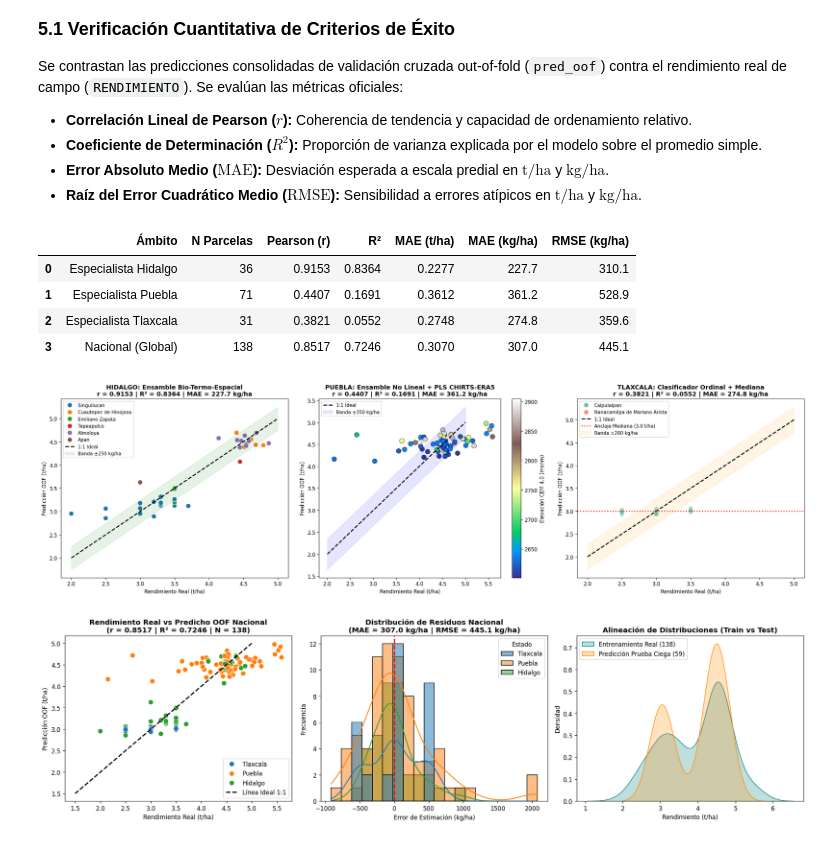
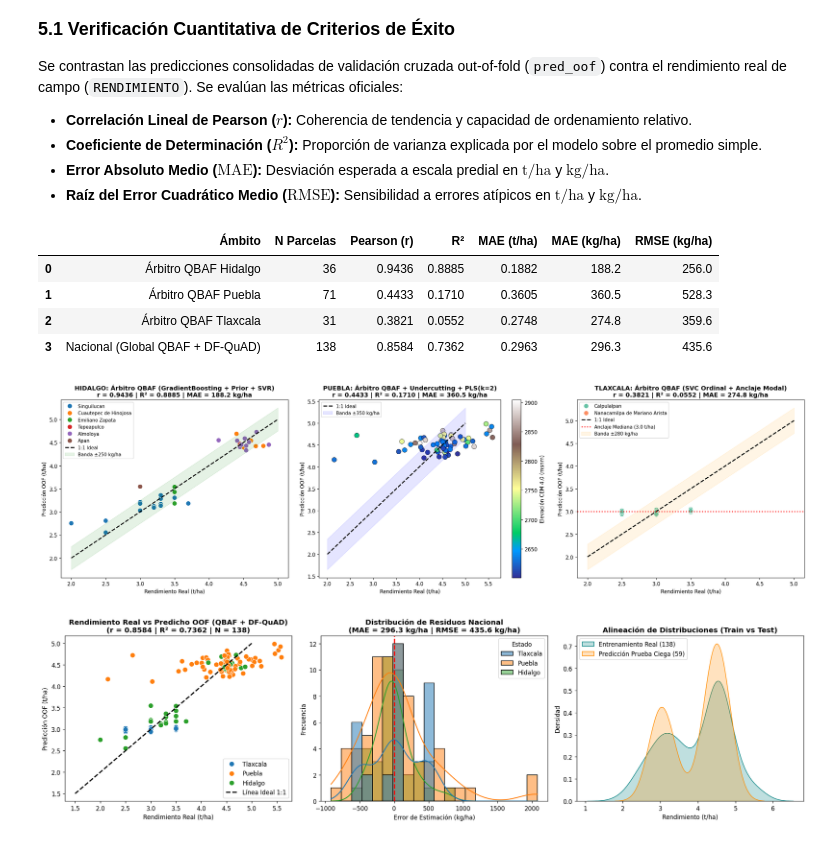
Before and after one commit to gerarsau07/AgroRaices, a Jupyter notebook: pipeline_agroraices.ipynb, the cells around one changed output. Drawn from its saved outputs; the diff is of its cells as text; code cells hidden in the pictures.

Commit message:
Actualizacion arquitectura QBAF + DF-QuAD, explicabilidad SHAP por estado y empaquetado de modelo

```diff
--- a/pipeline_agroraices.ipynb
+++ b/pipeline_agroraices.ipynb
@@ -471,7 +516,7 @@ for est in ['Hidalgo', 'Puebla', 'Tlaxcala']:
     mae_val = float(mean_absolute_error(sub['RENDIMIENTO'], sub['pred_oof']))
     rmse_val = float(root_mean_squared_error(sub['RENDIMIENTO'], sub['pred_oof']))
     metricas_lista.append({
-        'Ámbito': f'Especialista {est}',
+        'Ámbito': f'Árbitro QBAF {est}',
         'N Parcelas': len(sub),
         'Pearson (r)': round(r_val, 4),
         'R²': round(r2_val, 4),
@@ -487,7 +532,7 @@ mae_glob = float(mean_absolute_error(y_real, y_pred))
 rmse_glob = float(root_mean_squared_error(y_real, y_pred))
 
 metricas_lista.append({
-    'Ámbito': 'Nacional (Global)',
+    'Ámbito': 'Nacional (Global QBAF + DF-QuAD)',
     'N Parcelas': len(train_df),
     'Pearson (r)': round(r_glob, 4),
     'R²': round(r2_glob, 4),
@@ -500,10 +545,10 @@ df_metricas = pd.DataFrame(metricas_lista)
 df_metricas
 # %% [output]
 |  | Ámbito | N Parcelas | Pearson (r) | R² | MAE (t/ha) | MAE (kg/ha) | RMSE (kg/ha) |
-| 0 | Especialista Hidalgo | 36 | 0.9153 | 0.8364 | 0.2277 | 227.7 | 310.1 |
-| 1 | Especialista Puebla | 71 | 0.4407 | 0.1691 | 0.3612 | 361.2 | 528.9 |
-| 2 | Especialista Tlaxcala | 31 | 0.3821 | 0.0552 | 0.2748 | 274.8 | 359.6 |
-| 3 | Nacional (Global) | 138 | 0.8517 | 0.7246 | 0.3070 | 307.0 | 445.1 |
+| 0 | Árbitro QBAF Hidalgo | 36 | 0.9436 | 0.8885 | 0.1882 | 188.2 | 256.0 |
+| 1 | Árbitro QBAF Puebla | 71 | 0.4433 | 0.1710 | 0.3605 | 360.5 | 528.3 |
+| 2 | Árbitro QBAF Tlaxcala | 31 | 0.3821 | 0.0552 | 0.2748 | 274.8 | 359.6 |
+| 3 | Nacional (Global QBAF + DF-QuAD) | 138 | 0.8584 | 0.7362 | 0.2963 | 296.3 | 435.6 |
 # %%
 # 5.2 Diagnósticos visuales de desempeño regional por entidad federativa
 fig, axes = plt.subplots(1, 3, figsize=(21, 6))
@@ -515,7 +560,7 @@ r_h = np.corrcoef(sub_h['RENDIMIENTO'], sub_h['pred_oof'])[0, 1]
 sns.scatterplot(data=sub_h, x='RENDIMIENTO', y='pred_oof', hue='Municipio', s=85, palette='tab10', ax=ax1)
 ax1.plot([2.0, 5.0], [2.0, 5.0], 'k--', lw=2, label='1:1 Ideal')
 ax1.fill_between([2.0, 5.0], [1.75, 4.75], [2.25, 5.25], color='green', alpha=0.1, label='Banda ±250 kg/ha')
-ax1.set_title(f'HIDALGO: Ensamble Bio-Termo-Espacial\nr = {r_h:.4f} | R² = {r2_score(sub_h["RENDIMIENTO"], sub_h["pred_oof"]):.4f} | MAE = {mean_absolute_error(sub_h["RENDIMIENTO"], sub_h["pred_oof"])*1000:.1f} kg/ha', fontweight='bold')
+ax1.set_title(f'HIDALGO: Árbitro QBAF (GradientBoosting + Prior + SVR)\nr = {r_h:.4f} | R² = {r2_score(sub_h["RENDIMIENTO"], sub_h["pred_oof"]):.4f} | MAE = {mean_absolute_error(sub_h["RENDIMIENTO"], sub_h["pred_oof"])*1000:.1f} kg/ha', fontweight='bold')
 ax1.set_xlabel('Rendimiento Real (t/ha)')
 ax1.set_ylabel('Predicción OOF (t/ha)')
 ax1.legend(loc='upper left', fontsize=9)
@@ -529,7 +574,7 @@ cbar = plt.colorbar(sc2, ax=ax2)
 cbar.set_label('Elevación CEM 4.0 (msnm)', fontsize=10)
 ax2.plot([2.0, 5.0], [2.0, 5.0], 'k--', lw=2, label='1:1 Ideal')
 ax2.fill_between([2.0, 5.0], [1.65, 4.65], [2.35, 5.35], color='blue', alpha=0.1, label='Banda ±350 kg/ha')
-ax2.set_title(f'PUEBLA: Ensamble No Lineal + PLS CHIRTS-ERA5\nr = {r_p:.4f} | R² = {r2_score(sub_p["RENDIMIENTO"], sub_p["pred_oof"]):.4f} | MAE = {mean_absolute_error(sub_p["RENDIMIENTO"], sub_p["pred_oof"])*1000:.1f} kg/ha', fontweight='bold')
+ax2.set_title(f'PUEBLA: Árbitro QBAF + Undercutting + PLS(k=2)\nr = {r_p:.4f} | R² = {r2_score(sub_p["RENDIMIENTO"], sub_p["pred_oof"]):.4f} | MAE = {mean_absolute_error(sub_p["RENDIMIENTO"], sub_p["pred_oof"])*1000:.1f} kg/ha', fontweight='bold')
 ax2.set_xlabel('Rendimiento Real (t/ha)')
 ax2.set_ylabel('Predicción OOF (t/ha)')
 ax2.legend(loc='upper left', fontsize=9)
@@ -542,7 +587,7 @@ sns.scatterplot(data=sub_t, x='RENDIMIENTO', y='pred_oof', hue='Municipio', s=85
 ax3.plot([2.0, 5.0], [2.0, 5.0], 'k--', lw=2, label='1:1 Ideal')
 ax3.axhline(3.00, color='red', linestyle=':', lw=2, label='Anclaje Mediana (3.0 t/ha)')
 ax3.fill_between([2.0, 5.0], [1.72, 4.72], [2.28, 5.28], color='orange', alpha=0.1, label='Banda ±280 kg/ha')
-ax3.set_title(f'TLAXCALA: Clasificador Ordinal + Mediana\nr = {r_t:.4f} | R² = {r2_score(sub_t["RENDIMIENTO"], sub_t["pred_oof"]):.4f} | MAE = {mean_absolute_error(sub_t["RENDIMIENTO"], sub_t["pred_oof"])*1000:.1f} kg/ha', fontweight='bold')
+ax3.set_title(f'TLAXCALA: Árbitro QBAF (SVC Ordinal + Anclaje Modal)\nr = {r_t:.4f} | R² = {r2_score(sub_t["RENDIMIENTO"], sub_t["pred_oof"]):.4f} | MAE = {mean_absolute_error(sub_t["RENDIMIENTO"], sub_t["pred_oof"])*1000:.1f} kg/ha', fontweight='bold')
 ax3.set_xlabel('Rendimiento Real (t/ha)')
 ax3.set_ylabel('Predicción OOF (t/ha)')
 ax3.legend(loc='upper left', fontsize=9)
@@ -551,7 +596,7 @@ plt.tight_layout()
 plt.savefig('diagnostico_regional_agroraices.png', dpi=300)
 plt.show()
 # %% [output]
-[figure, old version]
+[figure, new version]
 # %%
 # 5.3 Diagnósticos visuales de desempeño global y alineación de distribuciones
 fig, axes = plt.subplots(1, 3, figsize=(18, 5))
@@ -559,33 +604,33 @@ fig, axes = plt.subplots(1, 3, figsize=(18, 5))
 # 1. Dispersión Real vs Predicho OOF Nacional
 ax1 = axes[0]
 sns.scatterplot(data=train_df, x='RENDIMIENTO', y='pred_oof', hue='Estado', palette='tab10', s=70, ax=ax1)
 ax1.plot([1.5, 5.0], [1.5, 5.0], 'k--', lw=2, label='Línea Ideal 1:1')
-ax1.set_title(f'Rendimiento Real vs Predicho OOF Nacional\n(r = {r_glob:.4f} | R² = {r2_glob:.4f} | N = {len(train_df)})', fontweight='bold')
+ax1.set_title(f'Rendimiento Real vs Predicho OOF (QBAF + DF-QuAD)\n(r = {r_glob:.4f} | R² = {r2_glob:.4f} | N = {len(train_df)})', fontweight='bold')
 ax1.set_xlabel('Rendimiento Real (t/ha)')
 ax1.set_ylabel('Predicción OOF (t/ha)')
 ax1.legend()
 
 # 2. Distribución de Residuos (kg/ha)
 ax2 = axes[1]
 train_df['error_kg'] = (train_df['pred_oof'] - train_df['RENDIMIENTO']) * 1000
 sns.histplot(data=train_df, x='error_kg', hue='Estado', kde=True, bins=20, palette='tab10', ax=ax2)
 ax2.axvline(0, color='red', linestyle='--', lw=2)
 ax2.set_title(f'Distribución de Residuos Nacional\n(MAE = {mae_glob*1000:.1f} kg/ha | RMSE = {rmse_glob*1000:.1f} kg/ha)', fontweight='bold')
 ax2.set_xlabel('Error de Estimación (kg/ha)')
 ax2.set_ylabel('Frecuencia')
 
 # 3. Comparativa de Densidad Entrenamiento vs Predicción Ciega
 ax3 = axes[2]
 sns.kdeplot(train_df['RENDIMIENTO'], label=f'Entrenamiento Real ({len(train_df)})', fill=True, color='teal', ax=ax3)
 sns.kdeplot(test_df['pred_test'], label=f'Predicción Prueba Ciega ({len(test_df)})', fill=True, color='darkorange', ax=ax3)
 ax3.set_title('Alineación de Distribuciones (Train vs Test)', fontweight='bold')
 ax3.set_xlabel('Rendimiento (t/ha)')
 ax3.set_ylabel('Densidad')
 ax3.legend()
 
 plt.tight_layout()
 plt.savefig('diagnostico_global_agroraices.png', dpi=300)
 plt.show()
 # %% [output]
-[figure, old version]
+[figure, new version]
 # %% [markdown]
```
Also changed, not shown: parts of 13 cells of this notebook, 6 other files.
